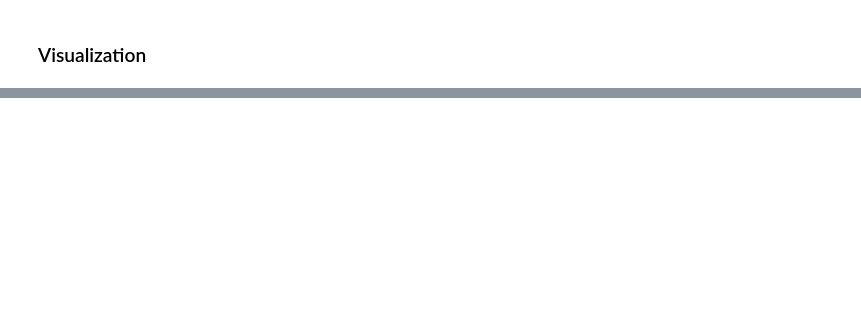
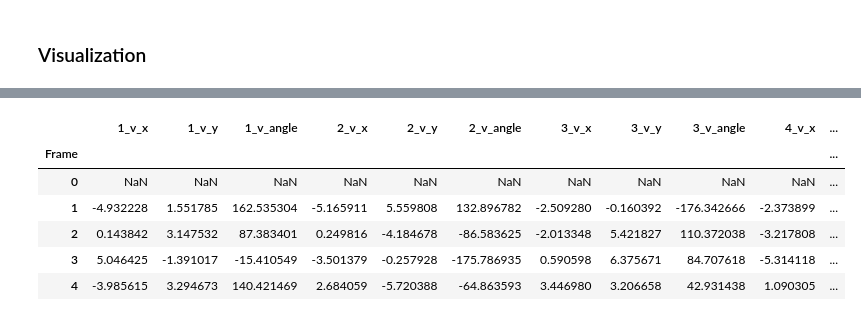
Before and after one commit to DavideMichelon10/mplsoccer-example, a Jupyter notebook: mplsoccer.ipynb, the cells around one changed output, grey strips where cells are left out. Cells and saved outputs as stored; diff of their text form; code cells hidden in the pictures; blank space fills up the shorter version.

```diff
--- a/mplsoccer.ipynb
+++ b/mplsoccer.ipynb
@@ -345,6 +342,43 @@ df_home=df_home.set_index('Frame')
 df_away=df_away.set_index('Frame')
 df_ball=df_ball.set_index('Frame')
 df_passages=df_passages.set_index('Frame')
+# %%
+#Update Velocity
+
+def update_velocity(df, df_velocity):
+
+  for frame, row in df.iterrows():
+
+    velocity_values = []
+    for player in range(1, NUM_PLAYERS + 1):
+
+      velocity_x = row[f'{player}_x'] - df.at[frame - 1, f'{player}_x'] if frame > 0 else None
+      velocity_y = row[f'{player}_y'] - df.at[frame - 1, f'{player}_y'] if frame > 0 else None
+
+      if velocity_x is not None and velocity_y is not None:
+        velocity_angle = np.degrees(np.arctan2(velocity_y, velocity_x))
+      else:
+        velocity_angle = None
+
+      velocity_values.extend([velocity_x, velocity_y, velocity_angle])
+
+    # Create a new row with the frame number and velocity values
+    new_row = pd.DataFrame({'Frame': [frame], '1_v_x': velocity_values[0],
+                            '1_v_y': velocity_values[1], '1_v_angle': velocity_values[2],
+                            '2_v_x': velocity_values[3], '2_v_y': velocity_values[4], '2_v_angle': velocity_values[5],
+                            '3_v_x': velocity_values[6], '3_v_y': velocity_values[7], '3_v_angle': velocity_values[8],
+                            '4_v_x': velocity_values[9], '4_v_y': velocity_values[10], '4_v_angle': velocity_values[11],
+                            '5_v_x': velocity_values[12], '5_v_y': velocity_values[13], '5_v_angle': velocity_values[14]})
+
+    # Append the new row to the home_velocity DataFrame
+    df_velocity = pd.concat([df_velocity, new_row], ignore_index=True)
+  return df_velocity
+
+df_home_velocity = update_velocity(df_home, df_home_velocity)
+df_away_velocity = update_velocity(df_away, df_away_velocity)
+
+df_home_velocity=df_home_velocity.set_index('Frame')
+df_away_velocity=df_away_velocity.set_index('Frame')
 # %% [markdown]
 ### Methodology
 # %%
@@ -637,0 +727,10 @@ MovieWriter._run: running command: ffmpeg -f rawvideo -vcodec rawvideo -s 900x40
+# %%
+df_home_velocity.head()
+# %% [output]
+|  | 1_v_x | 1_v_y | 1_v_angle | 2_v_x | 2_v_y | 2_v_angle | 3_v_x | 3_v_y | 3_v_angle | 4_v_x | ... |
+| Frame |  |  |  |  |  |  |  |  |  |  | ... |
+| 0 | NaN | NaN | NaN | NaN | NaN | NaN | NaN | NaN | NaN | NaN | ... |
+| 1 | -4.932228 | 1.551785 | 162.535304 | -5.165911 | 5.559808 | 132.896782 | -2.509280 | -0.160392 | -176.342666 | -2.373899 | ... |
+| 2 | 0.143842 | 3.147532 | 87.383401 | 0.249816 | -4.184678 | -86.583625 | -2.013348 | 5.421827 | 110.372038 | -3.217808 | ... |
+| 3 | 5.046425 | -1.391017 | -15.410549 | -3.501379 | -0.257928 | -175.786935 | 0.590598 | 6.375671 | 84.707618 | -5.314118 | ... |
+| 4 | -3.985615 | 3.294673 | 140.421469 | 2.684059 | -5.720388 | -64.863593 | 3.446980 | 3.206658 | 42.931438 | 1.090305 | ... |
```
Also changed, not shown: parts of 10 cells of this notebook.
